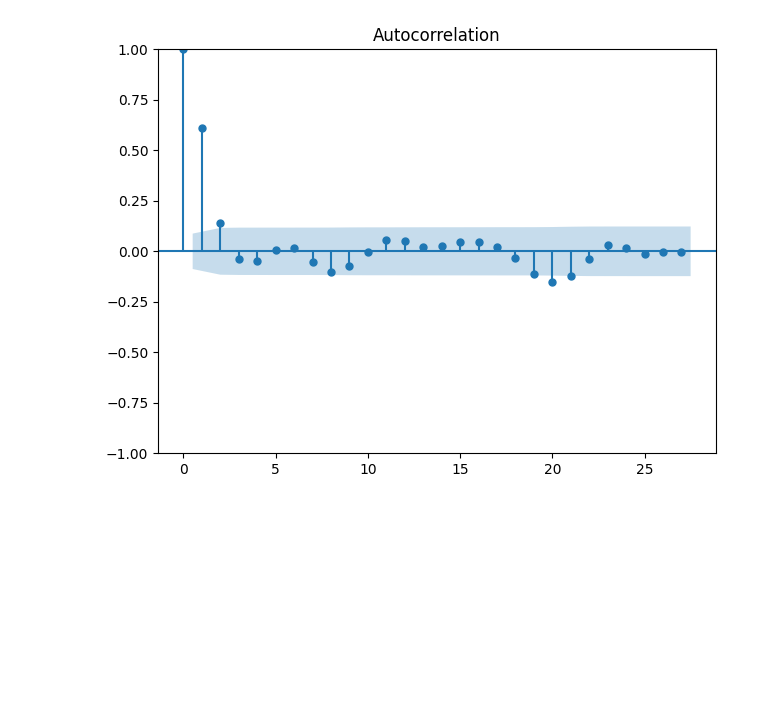
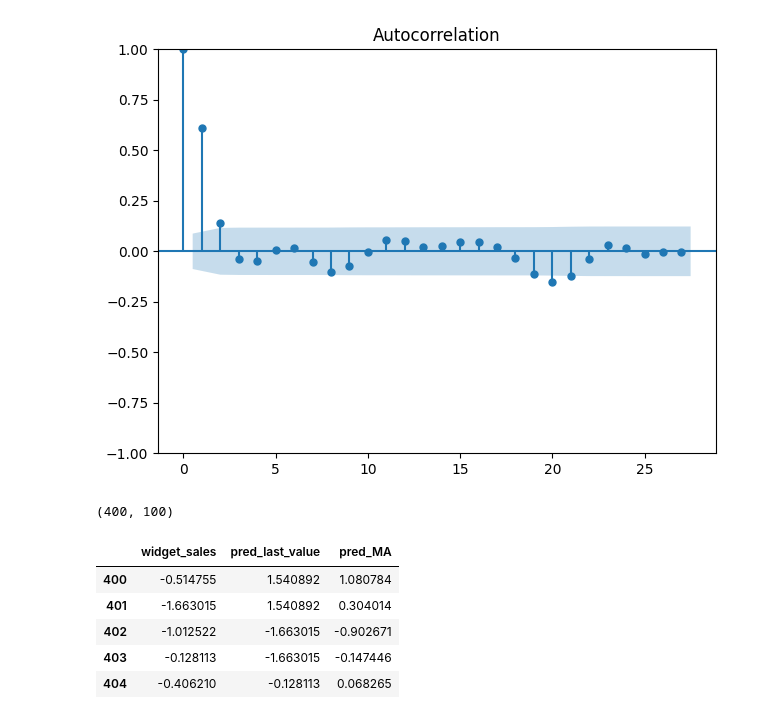
Before and after one commit to lewinskie254/timeseries-youtube, a Jupyter notebook: Lecture_3_Timeseries_Analysis_MovingAverage.ipynb, the cells around one changed output. Drawn from its saved outputs; the diff is of its cells as text; code cells hidden in the pictures; blank space fills up the shorter version.

```diff
--- a/Lecture_3_Timeseries_Analysis_MovingAverage.ipynb
+++ b/Lecture_3_Timeseries_Analysis_MovingAverage.ipynb
@@ -58,0 +108,8 @@ plt.tight_layout()
+# %%
+#Take 80% of the data as the train data and 20% as the test data
+
+train = df_diff[:int(len(df_diff)* 0.8)]
+test = df_diff[int(len(df_diff)* 0.8):]
+len(train), len(test)
+# %% [output]
+(400, 100)
@@ -58,0 +129,11 @@ plt.tight_layout()
+# %%
+pred_df['pred_last_value'] = pred_last_value
+pred_df['pred_MA'] = pred_MA
+pred_df.head()
+# %% [output]
+|  | widget_sales | pred_last_value | pred_MA |
+| 400 | -0.514755 | 1.540892 | 1.080784 |
+| 401 | -1.663015 | 1.540892 | 0.304014 |
+| 402 | -1.012522 | -1.663015 | -0.902671 |
+| 403 | -0.128113 | -1.663015 | -0.147446 |
+| 404 | -0.406210 | -0.128113 | 0.068265 |
```
Also changed, not shown: parts of 6 cells of this notebook.
